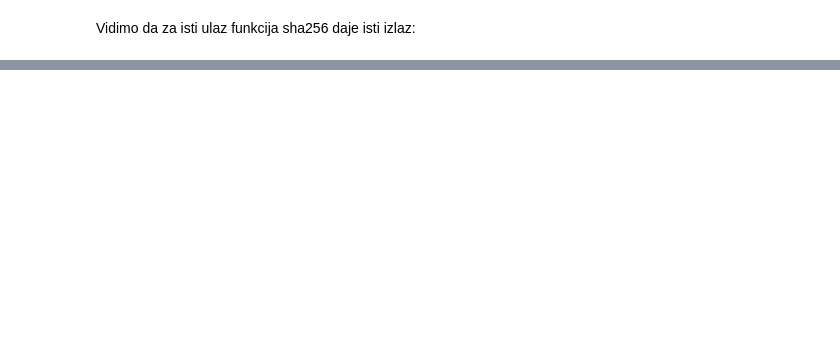
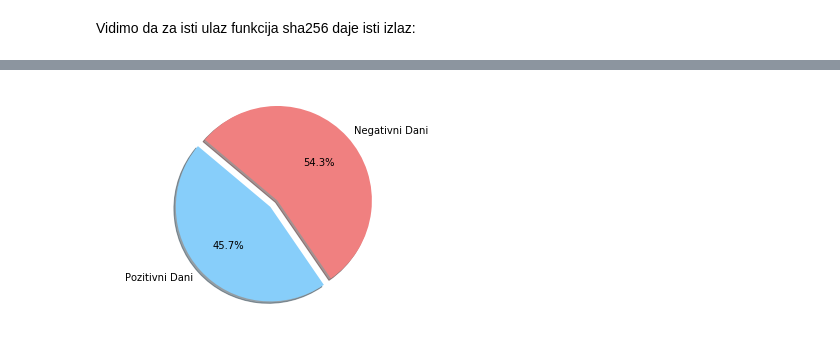
Before and after one commit to antisaa/MS-cryptocurrency, a Jupyter notebook: biljeznica.ipynb, the cells around one changed output, grey strips where cells are left out. Cells and saved outputs as stored; diff of their text form; code cells hidden in the pictures; blank space fills up the shorter version.

```diff
--- a/biljeznica.ipynb
+++ b/biljeznica.ipynb
@@ -475,0 +420,15 @@ plt.plot(index[-1600:], opens[-1600:])
+# %%
+# Data to plot
+labels = 'Pozitivni Dani', 'Negativni Dani'
+sizes = [(pozitivniDani>=0).sum(), (pozitivniDani<0).sum()]
+colors = ['lightskyblue',  'lightcoral']
+explode = (0.1, 0)  # explode 1st slice
+
+# Plot
+plt.pie(sizes, explode=explode, labels=labels, colors=colors,
+        autopct='%1.1f%%', shadow=True, startangle=140)
+
+plt.axis('equal')
+plt.show()
+# %% [output]
+[figure, added]
```
Also changed, not shown: parts of 61 cells of this notebook, 4 other files.
